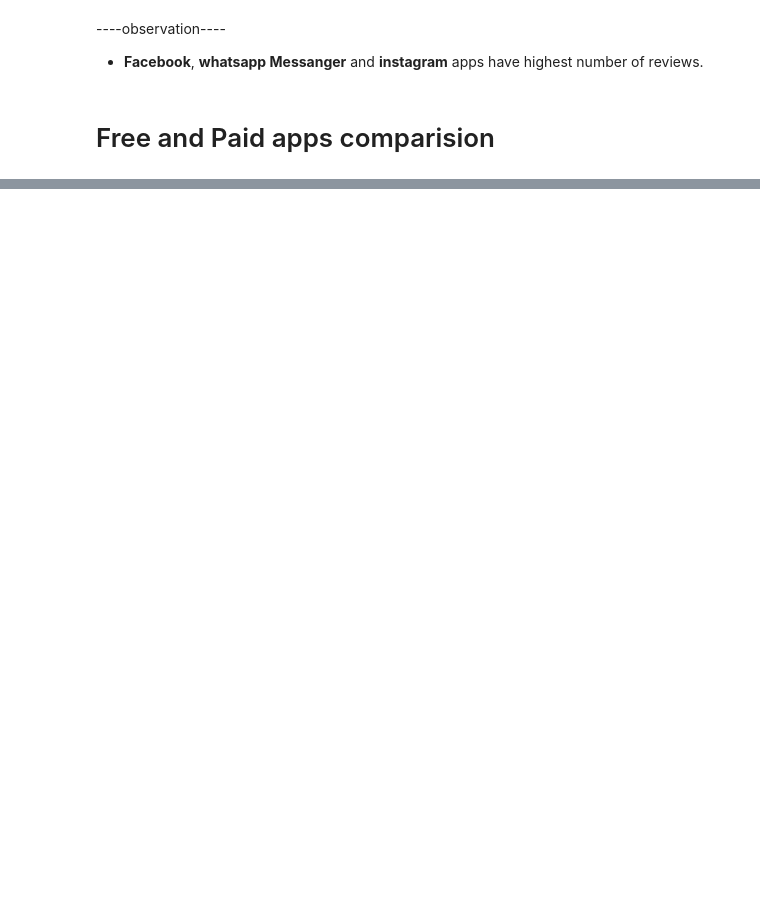
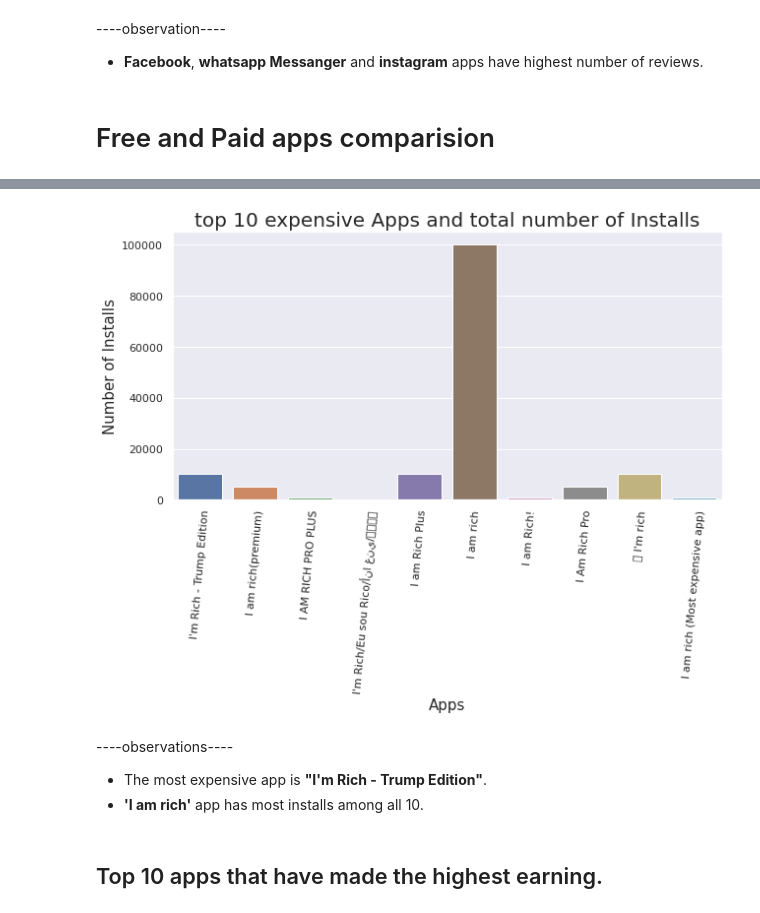
Before and after one commit to kuldeep-sngh/Play-Store-App-Review-Analysis, a Jupyter notebook: Play_Store_App_Review_Analysis_colab_notebook.ipynb, the cells around one changed output, grey strips where cells are left out. Saved outputs shown, nothing was run; the diff lists cells and outputs as text; code cells hidden in the pictures; blank space fills up the shorter version.

```diff
--- a/Play_Store_App_Review_Analysis_colab_notebook.ipynb
+++ b/Play_Store_App_Review_Analysis_colab_notebook.ipynb
@@ -792,0 +834,4 @@ highest_reviews_df.head(10)
+# %%
+# The top 10 expensive Apps in the play store
+top_paid_apps = playstore_df.loc[playstore_df['Type'] == 'Paid' , ['App' , 'Price' , 'Installs']].sort_values(by='Price', ascending=False).reset_index().drop('index' , axis = 1)
+top_paid_apps.head(10)
@@ -792,0 +850,21 @@ highest_reviews_df.head(10)
+# %%
+# plot a bar graph to visualize total number of installs of top 10 expensive Apps in the play store
+import warnings
+warnings.simplefilter(action='ignore')
+sns.set(rc={'figure.figsize':(10,5)})
+sns.barplot(x='App', y='Installs', data=top_paid_apps.head(10))
+plt.xticks(rotation = 85)
+plt.title("top 10 expensive Apps and total number of Installs" , fontsize = 20)
+plt.xlabel('Apps',fontsize = 15)
+plt.ylabel('Number of Installs' , fontsize = 15)
+plt.show()
+# %% [output]
+[figure, added]
+# %% [markdown]
+----observations----
+
+
+*   The most expensive app is **"I'm Rich - Trump Edition"**.
+*   **'I am rich'** app has most installs among all 10.
+# %% [markdown]
+## Top 10 apps that have made the highest earning.
```
Also changed, not shown: parts of 27 cells of this notebook.
